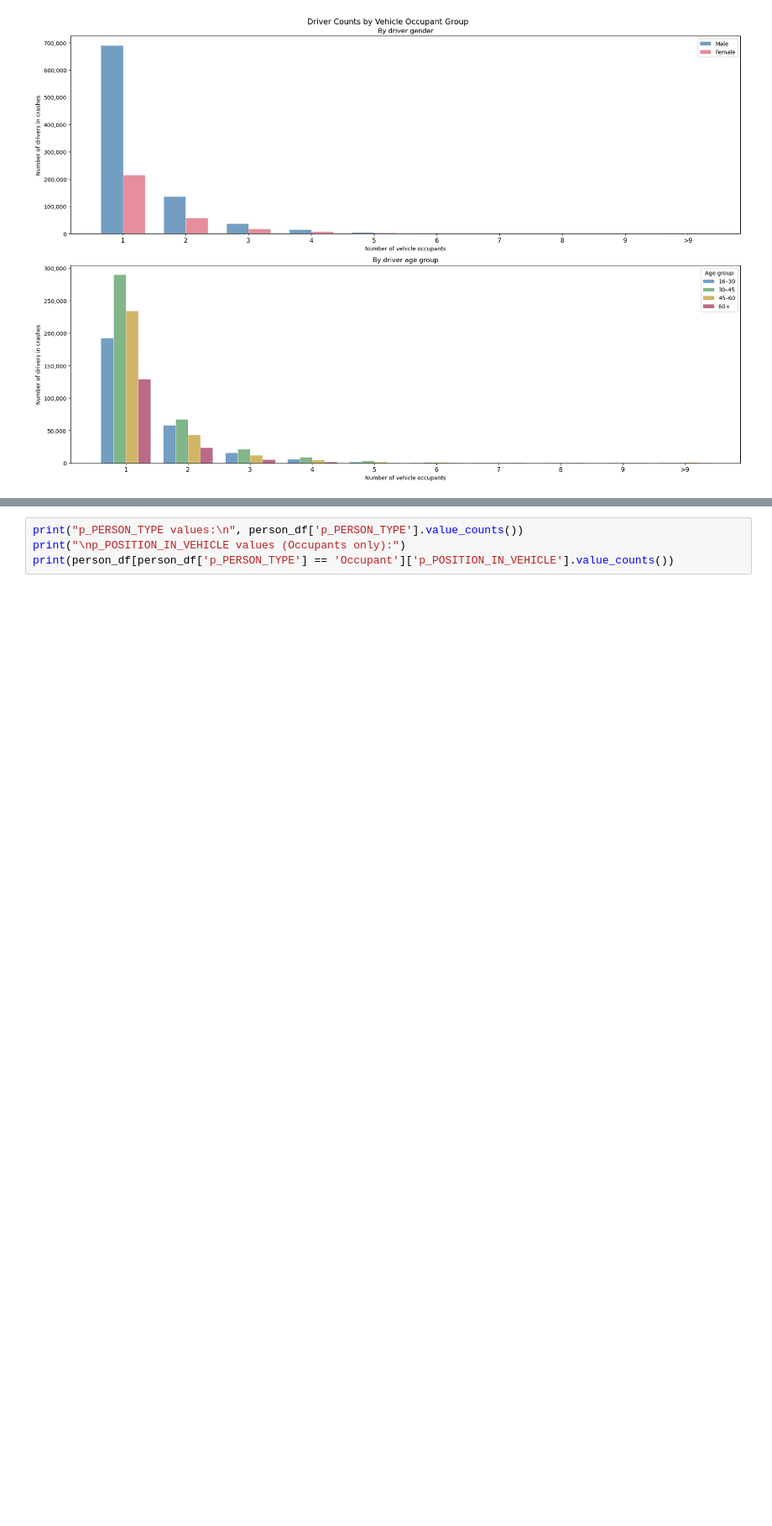
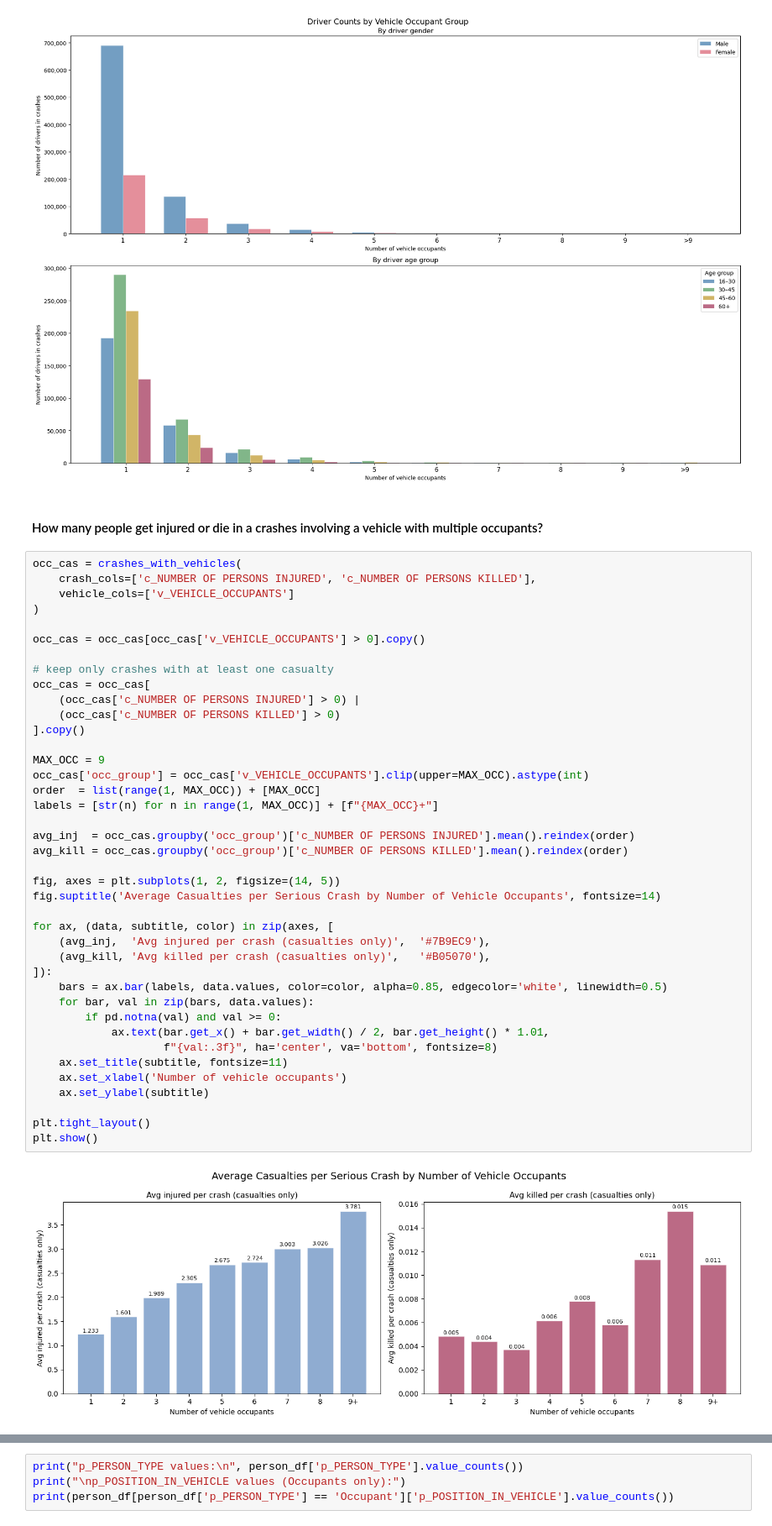
Before and after one commit to bonluc/02806_social_data_analysis_project, a Jupyter notebook: explainer_notebook.ipynb, the cells around one changed output, grey strips where cells are left out. Shown at 84% size. Saved outputs shown, nothing was run; the diff lists cells and outputs as text; blank space fills up the shorter version.

Commit message:
markdown cleanup and missing plots

```diff
--- a/explainer_notebook.ipynb
+++ b/explainer_notebook.ipynb
@@ -1092,4 +1105,48 @@ plt.tight_layout()
 plt.show()
 # %% [output]
 [figure]
+# %% [markdown]
+#### How many people get injured or die in a crashes involving a vehicle with multiple occupants?
+# %%
+occ_cas = crashes_with_vehicles(
+    crash_cols=['c_NUMBER OF PERSONS INJURED', 'c_NUMBER OF PERSONS KILLED'],
+    vehicle_cols=['v_VEHICLE_OCCUPANTS']
+)
+
+occ_cas = occ_cas[occ_cas['v_VEHICLE_OCCUPANTS'] > 0].copy()
+
+# keep only crashes with at least one casualty
+occ_cas = occ_cas[
+    (occ_cas['c_NUMBER OF PERSONS INJURED'] > 0) |
+    (occ_cas['c_NUMBER OF PERSONS KILLED'] > 0)
+].copy()
+
+MAX_OCC = 9
+occ_cas['occ_group'] = occ_cas['v_VEHICLE_OCCUPANTS'].clip(upper=MAX_OCC).astype(int)
+order  = list(range(1, MAX_OCC)) + [MAX_OCC]
+labels = [str(n) for n in range(1, MAX_OCC)] + [f"{MAX_OCC}+"]
+
+avg_inj  = occ_cas.groupby('occ_group')['c_NUMBER OF PERSONS INJURED'].mean().reindex(order)
+avg_kill = occ_cas.groupby('occ_group')['c_NUMBER OF PERSONS KILLED'].mean().reindex(order)
+
+fig, axes = plt.subplots(1, 2, figsize=(14, 5))
+fig.suptitle('Average Casualties per Serious Crash by Number of Vehicle Occupants', fontsize=14)
+
+for ax, (data, subtitle, color) in zip(axes, [
+    (avg_inj,  'Avg injured per crash (casualties only)',  '#7B9EC9'),
+    (avg_kill, 'Avg killed per crash (casualties only)',   '#B05070'),
+]):
+    bars = ax.bar(labels, data.values, color=color, alpha=0.85, edgecolor='white', linewidth=0.5)
+    for bar, val in zip(bars, data.values):
+        if pd.notna(val) and val >= 0:
+            ax.text(bar.get_x() + bar.get_width() / 2, bar.get_height() * 1.01,
+                    f"{val:.3f}", ha='center', va='bottom', fontsize=8)
+    ax.set_title(subtitle, fontsize=11)
+    ax.set_xlabel('Number of vehicle occupants')
+    ax.set_ylabel(subtitle)
+
+plt.tight_layout()
+plt.show()
+# %% [output]
+[figure, added]
 # %% [markdown]
```
Also changed, not shown: parts of 26 cells of this notebook.
